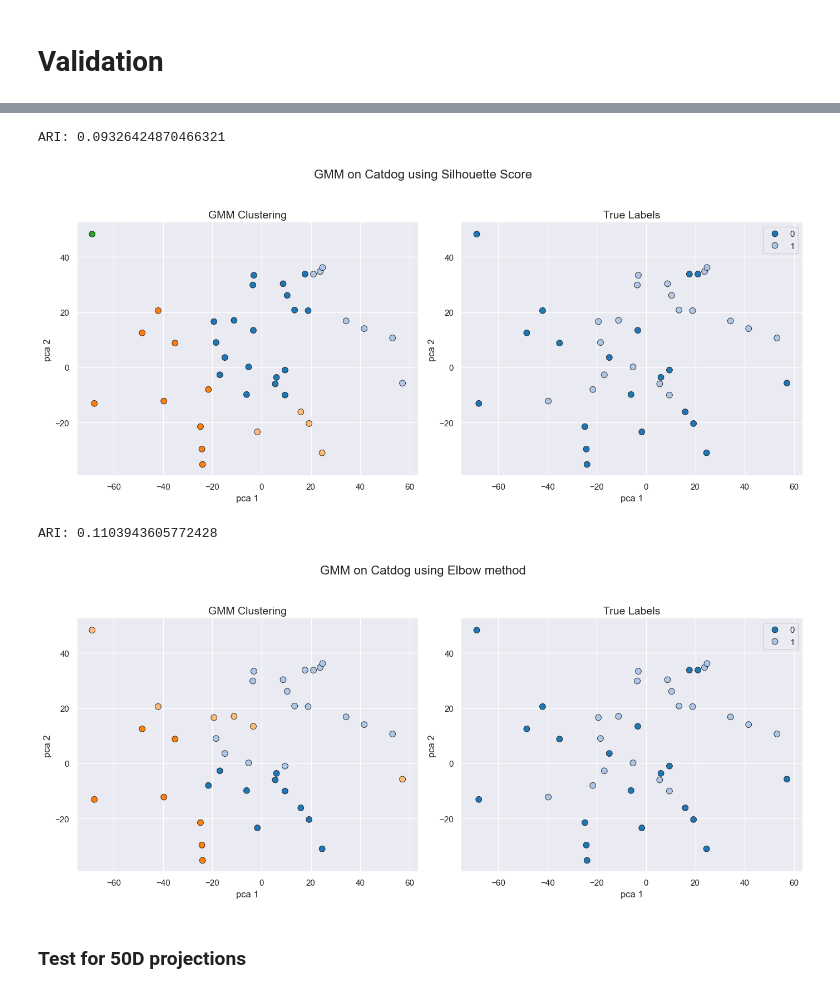
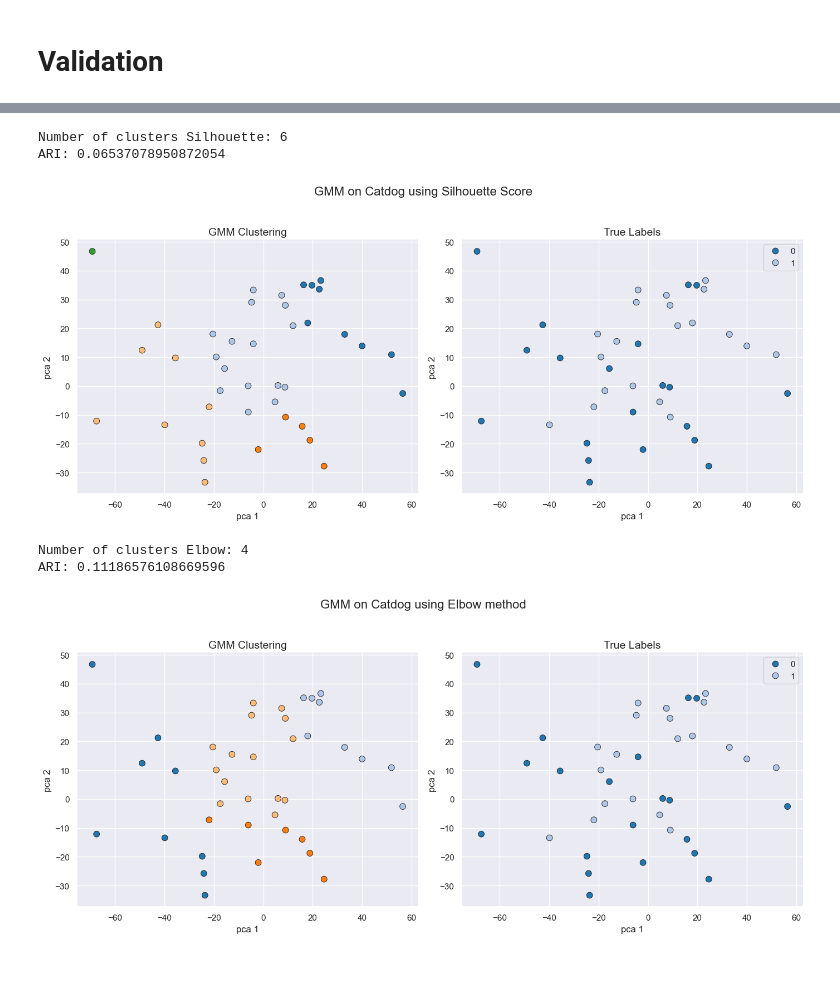
Before and after one commit to Max-Fredsdal/MVE441, a Jupyter notebook: project_3/project_3_GMM.ipynb, the cells around one changed output, grey strips where cells are left out. Drawn from its saved outputs; the diff is of its cells as text; code cells hidden in the pictures; blank space fills up the shorter version.

```diff
--- a/project_3/project_3_GMM.ipynb
+++ b/project_3/project_3_GMM.ipynb
@@ -105,17 +105,17 @@ fig, (ax1, ax2) = plt.subplots(nrows=1, ncols=2, figsize=(12, 6))
 sns.set(style="darkgrid", palette="viridis")
 
 # Catdog
-sns.scatterplot(x=X_catdog_pca[:, 0], y=X_catdog_pca[:, 1], hue=y_catdog, palette='viridis', s=50, ax=ax1)
+sns.scatterplot(x=X_catdog_train2[:, 0], y=X_catdog_train2[:, 1], hue=y_catdog_train, palette='viridis', s=50, ax=ax1)
 ax1.set_title('pca Projection of Catdog Dataset')
 ax1.set_xlabel('pca 1')
 ax1.set_ylabel('pca 2')
 ax1.legend(title='Label')
 
 # MNIST
-sns.scatterplot(x=X_mnist_pca[:, 0], y=X_mnist_pca[:, 1], hue=y_mnist, palette='viridis', s=50, ax=ax2)
+sns.scatterplot(x=X_mnist_train2[:, 0], y=X_mnist_train2[:, 1], hue=y_mnist_train, palette='viridis', s=50, ax=ax2)
 ax2.set_title('pca Projection of MNIST Dataset')
-ax2.set_xlabel('pca 1')
-ax2.set_ylabel('pca 2')
+ax2.set_xlabel('PC 1')
+ax2.set_ylabel('PC 2')
 ax2.legend(title='Label')
 
 plt.tight_layout()
@@ -303,17 +301,10 @@ def assess_tuning_stability(X, param_grid, n_runs=10, n_splits=5):
-# %%
-X_catdog_train, X_catdog_test, y_catdog_train, y_catdog_test = train_test_split(
-    X_catdog_pca, y_catdog, test_size=0.2, random_state=42, stratify=y_catdog
-)
-
-# Split MNIST dataset
-X_mnist_train, X_mnist_test, y_mnist_train, y_mnist_test = train_test_split(
-    X_mnist_pca, y_mnist, test_size=0.2, random_state=42, stratify=y_mnist
-)
 # %% [markdown]
 ### Run the CV tuning and Stability analysis
 # %%
-aris_ss_catdog, k_best_ss_catdog, aris_elbow_catdog , k_best_elbow_catdog, df_runs_catdog = assess_tuning_stability(X_catdog_train, [x for x in range(1,10)], 10, 5)
+# 2 components
 
-aris_ss_mnist, k_best_ss_mnist, aris_elbow_mnist , k_best_elbow_mnist, df_runs_mnist = assess_tuning_stability(X_mnist_train, [x for x in range(6,30)], 10, 5)
+aris_ss_catdog, k_best_ss_catdog, aris_elbow_catdog , k_best_elbow_catdog, df_runs_catdog = assess_tuning_stability(X_catdog_train2, [x for x in range(1,10)], 10, 5)
+
+aris_ss_mnist, k_best_ss_mnist, aris_elbow_mnist , k_best_elbow_mnist, df_runs_mnist = assess_tuning_stability(X_mnist_train2, [x for x in range(6,30)], 10, 5)
 # %% [output]
 ##### Metrics using Silhouette score: #####
@@ -418,20 +450,22 @@ plt.show()
 # %%
-gmm_catdog = GaussianMixture(n_components=most_frequent_k_ss).fit(X_catdog_train)
-y_catdog_pred = gmm_catdog.predict(X_catdog_test)
-ari_catdog = adjusted_rand_score(y_catdog_test, y_catdog_pred)
+gmm_catdog = GaussianMixture(n_components=most_frequent_k_ss).fit(X_catdog_train2)
+y_catdog_pred2 = gmm_catdog.predict(X_catdog_test2)
+ari_catdog = adjusted_rand_score(y_catdog_test, y_catdog_pred2)
+print(f"Number of clusters Silhouette: {most_frequent_k_ss}")
 print(f"ARI: {ari_catdog}")
-plot_gmm_and_true_labels(X_catdog_test,y_catdog_pred, y_catdog_test, gmm_catdog, title="GMM on Catdog using Silhouette Score")
+plot_gmm_and_true_labels(X_catdog_test2,y_catdog_pred2, y_catdog_test, gmm_catdog, title="GMM on Catdog using Silhouette Score")
 
 
-gmm_catdog = GaussianMixture(n_components=most_frequent_k_elbow).fit(X_catdog_train)
-y_catdog_pred = gmm_catdog.predict(X_catdog_test)
-ari_catdog = adjusted_rand_score(y_catdog_test, y_catdog_pred)
+gmm_catdog = GaussianMixture(n_components=most_frequent_k_elbow).fit(X_catdog_train2)
+y_catdog_pred2 = gmm_catdog.predict(X_catdog_test2)
+ari_catdog = adjusted_rand_score(y_catdog_test, y_catdog_pred2)
+print(f"Number of clusters Elbow: {most_frequent_k_elbow}")
 print(f"ARI: {ari_catdog}")
-plot_gmm_and_true_labels(X_catdog_test,y_catdog_pred, y_catdog_test, gmm_catdog, title="GMM on Catdog using Elbow method")
+plot_gmm_and_true_labels(X_catdog_test2,y_catdog_pred2, y_catdog_test, gmm_catdog, title="GMM on Catdog using Elbow method")
 # %% [output]
-ARI: 0.09326424870466321
+Number of clusters Silhouette: 6
+ARI: 0.06537078950872054
-[figure, old version]
+[figure, new version]
-ARI: 0.1103943605772428
+Number of clusters Elbow: 4
+ARI: 0.11186576108669596
-[figure, old version]
+[figure, new version]
-# %% [markdown]
-### Test for 50D projections
```
Also changed, not shown: parts of 40 cells of this notebook.
